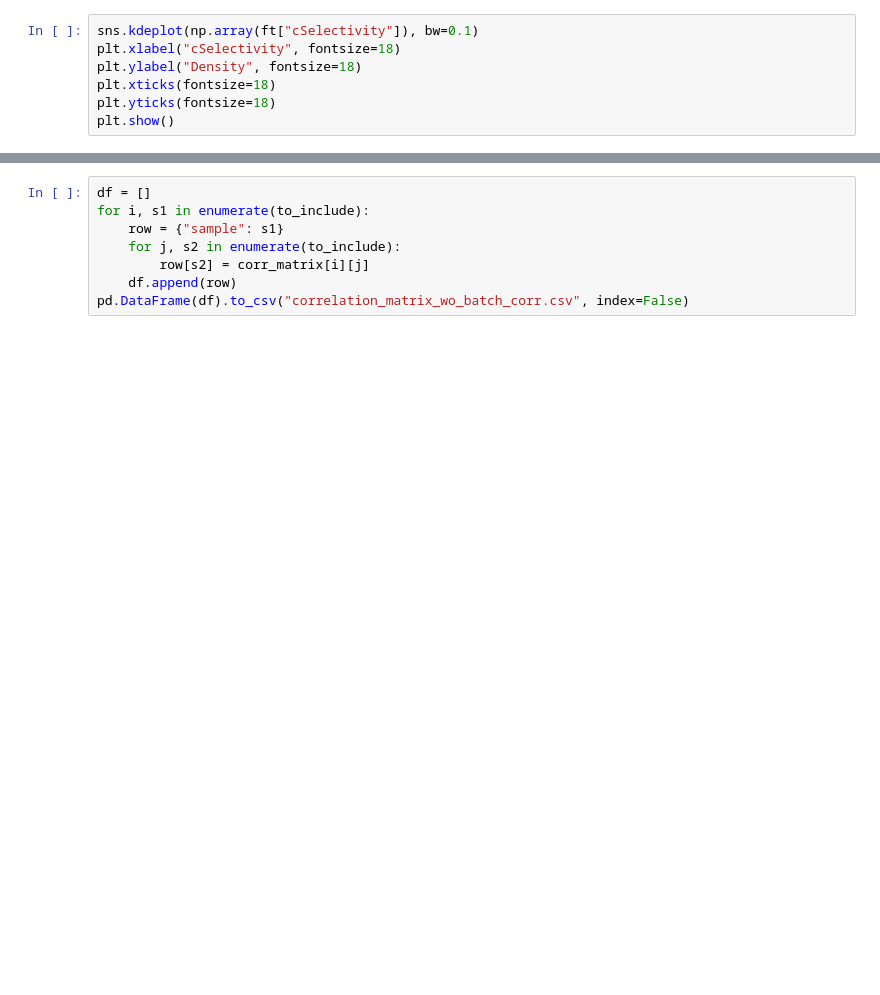
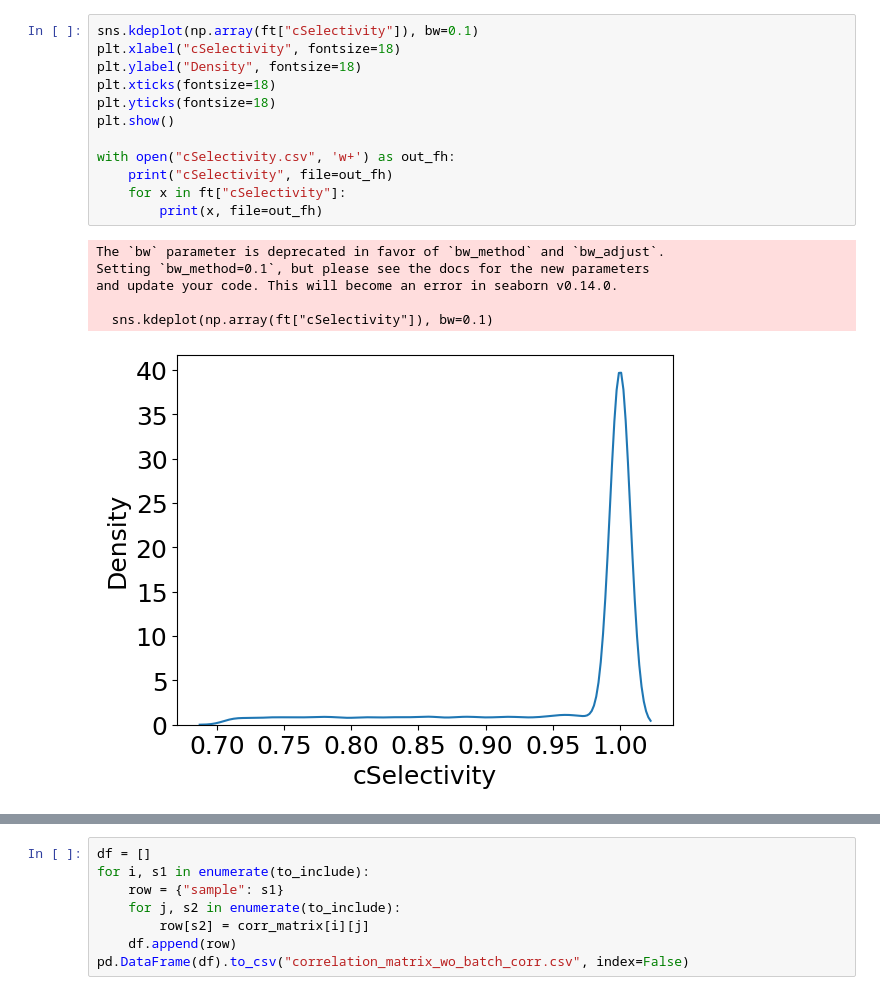
Before and after one commit to shuzhao-li-lab/PythonCentricPipelineForMetabolomics, a Jupyter notebook: notebooks/manuscript/figures/Figure 4/Figure4.ipynb, the cells around one changed output, grey strips where cells are left out. Saved outputs shown, nothing was run; the diff lists cells and outputs as text; blank space fills up the shorter version.

```diff
--- a/notebooks/manuscript/figures/Figure 4/Figure4.ipynb
+++ b/notebooks/manuscript/figures/Figure 4/Figure4.ipynb
@@ -23,10 +57,22 @@ plt.show()
 # %%
 sns.kdeplot(np.array(ft["cSelectivity"]), bw=0.1)
 plt.xlabel("cSelectivity", fontsize=18)
 plt.ylabel("Density", fontsize=18)
 plt.xticks(fontsize=18)
 plt.yticks(fontsize=18)
 plt.show()
+
+with open("cSelectivity.csv", 'w+') as out_fh:
+    print("cSelectivity", file=out_fh)
+    for x in ft["cSelectivity"]:
+        print(x, file=out_fh)
+# %% [output]
+The `bw` parameter is deprecated in favor of `bw_method` and `bw_adjust`.
+Setting `bw_method=0.1`, but please see the docs for the new parameters
+and update your code. This will become an error in seaborn v0.14.0.
+
+  sns.kdeplot(np.array(ft["cSelectivity"]), bw=0.1)
+[figure, added]
 # %%
 sns.kdeplot(np.array(np.log10(ft["snr"])), bw=0.1)
 plt.xlabel("Log10 SNR", fontsize=18)
```
Also changed, not shown: parts of 14 cells of this notebook, 43 other files.
